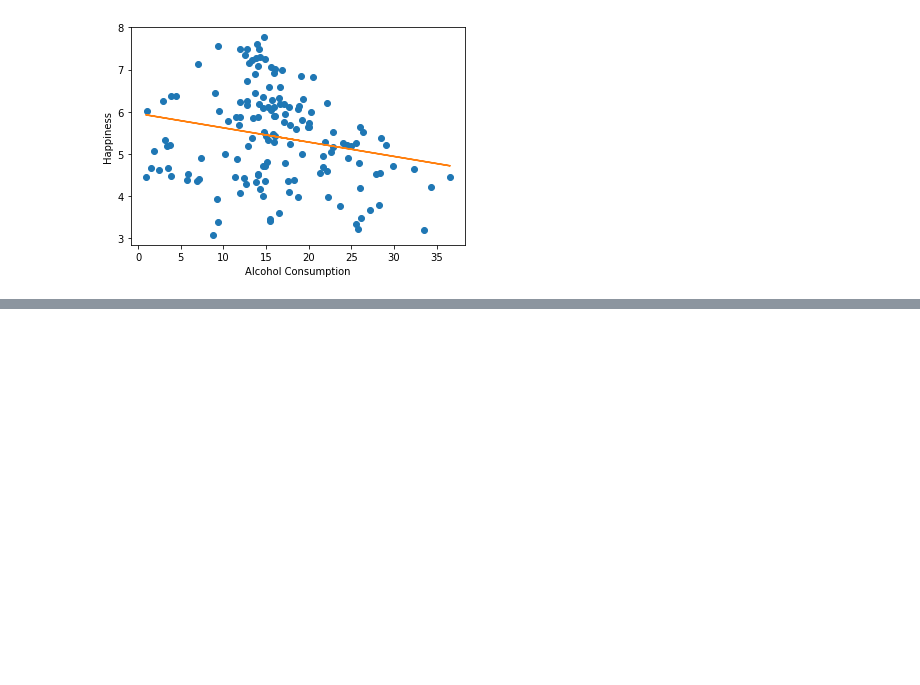
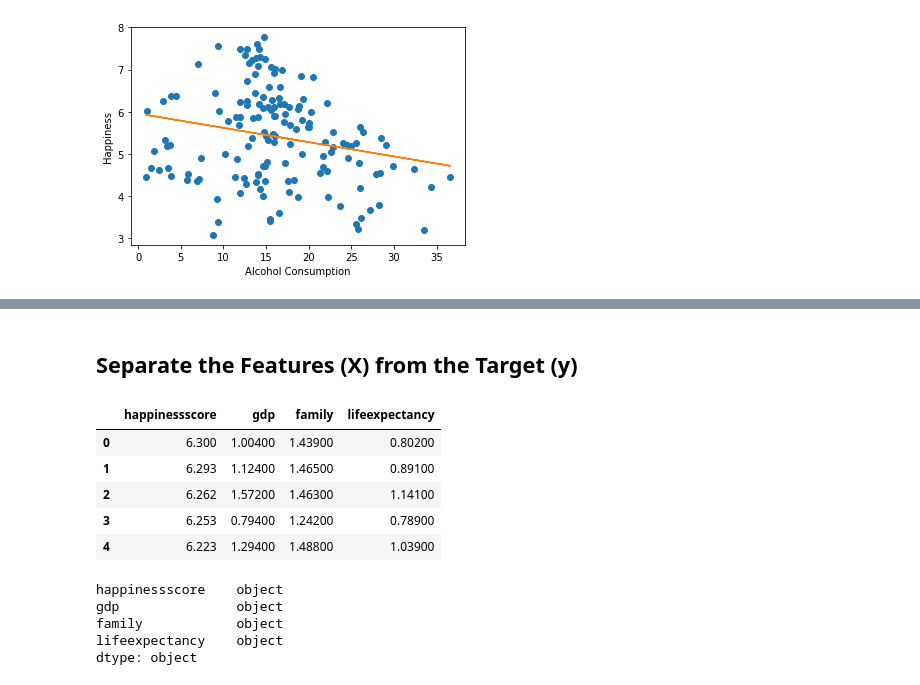
Before and after one commit to tn64/Happy_Places, a Jupyter notebook: Supervised_Machine_Learning/SML_Linear_Regression-2019.ipynb, the cells around one changed output, grey strips where cells are left out. Cells and saved outputs as stored; diff of their text form; code cells hidden in the pictures; blank space fills up the shorter version.

```diff
--- a/Supervised_Machine_Learning/SML_Linear_Regression-2019.ipynb
+++ b/Supervised_Machine_Learning/SML_Linear_Regression-2019.ipynb
@@ -102,9 +102,9 @@ df2
 |  | country | happinessrank | happinessscore | gdp | family | lifeexpectancy | freedom | generosity | ... |
 # %%
 # Drop unnecessariy columns
-df = df.drop(columns=["happinessrank", "lat", "lng"], axis=1)
-df = df.fillna(value=np.nan)
-df.dtypes
+df_lr = df.drop(columns=["happinessrank", "lat", "lng"], axis=1)
+df_lr = df_lr.fillna(value=np.nan)
+df_lr.dtypes
 # %% [output]
 country              object
 happinessscore       object
@@ -356,0 +386,21 @@ plt.plot(x, m*x + b)
+# %% [markdown]
+## Separate the Features (X) from the Target (y)
+# %%
+# Drop unnecessary columns
+df = df.drop(columns=["country", "happinessrank", "freedom", "generosity", "trust", "lat", "lng", "alcohol_liperyear"])
+df.head()
+# %% [output]
+|  | happinessscore | gdp | family | lifeexpectancy |
+| 0 | 6.300 | 1.00400 | 1.43900 | 0.80200 |
+| 1 | 6.293 | 1.12400 | 1.46500 | 0.89100 |
+| 2 | 6.262 | 1.57200 | 1.46300 | 1.14100 |
+| 3 | 6.253 | 0.79400 | 1.24200 | 0.78900 |
+| 4 | 6.223 | 1.29400 | 1.48800 | 1.03900 |
+# %%
+df.dtypes
+# %% [output]
+happinessscore    object
+gdp               object
+family            object
+lifeexpectancy    object
+dtype: object
```
Also changed, not shown: parts of 46 cells of this notebook.
